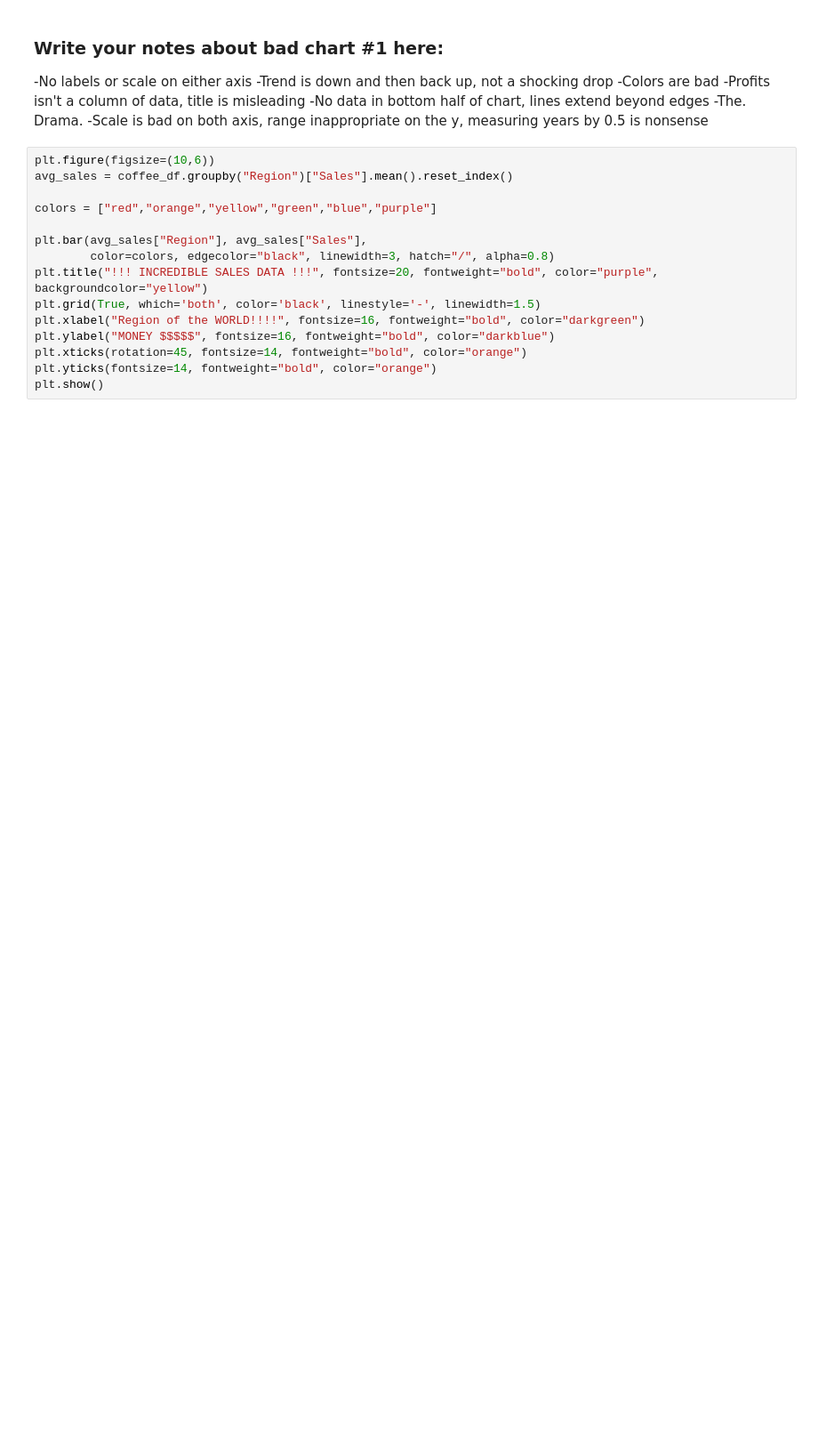
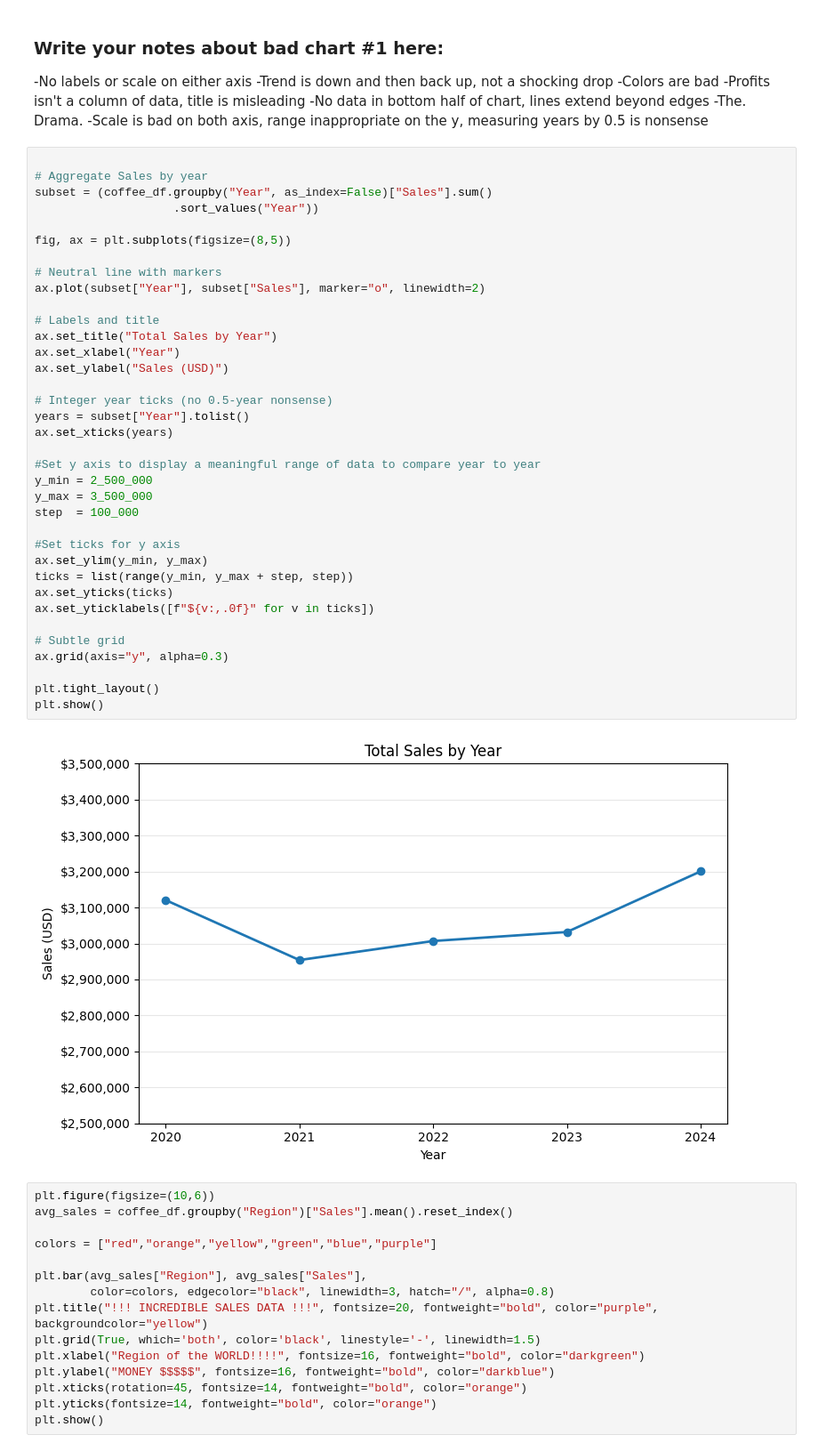
Before and after one commit to jeccalong/cd-DA_M3_DataVizChallenge, a Jupyter notebook: data_viz_ethics_challenge.ipynb, the cells around one changed output. Shown: that part at 89% size. Saved outputs shown, nothing was run; the diff lists cells and outputs as text; blank space fills up the shorter version.

Commit message:
Completed Data Visualization Ethics Challenge - This Time For Real

```diff
--- a/data_viz_ethics_challenge.ipynb
+++ b/data_viz_ethics_challenge.ipynb
@@ -60,6 +60,44 @@ plt.show()
 -No data in bottom half of chart, lines extend beyond edges
 -The. Drama.
 -Scale is bad on both axis, range inappropriate on the y, measuring years by 0.5 is nonsense
+# %%
+
+# Aggregate Sales by year
+subset = (coffee_df.groupby("Year", as_index=False)["Sales"].sum()
+                    .sort_values("Year"))
+
+fig, ax = plt.subplots(figsize=(8,5))
+
+# Neutral line with markers
+ax.plot(subset["Year"], subset["Sales"], marker="o", linewidth=2)
+
+# Labels and title
+ax.set_title("Total Sales by Year")
+ax.set_xlabel("Year")
+ax.set_ylabel("Sales (USD)")
+
+# Integer year ticks (no 0.5-year nonsense)
+years = subset["Year"].tolist()
+ax.set_xticks(years)
+
+#Set y axis to display a meaningful range of data to compare year to year
+y_min = 2_500_000
+y_max = 3_500_000
+step  = 100_000
+
+#Set ticks for y axis
+ax.set_ylim(y_min, y_max)
+ticks = list(range(y_min, y_max + step, step))
+ax.set_yticks(ticks)
+ax.set_yticklabels([f"${v:,.0f}" for v in ticks])
+
+# Subtle grid
+ax.grid(axis="y", alpha=0.3)
+
+plt.tight_layout()
+plt.show()
+# %% [output]
+[figure, added]
 # %%
 plt.figure(figsize=(10,6))
 avg_sales = coffee_df.groupby("Region")["Sales"].mean().reset_index()
```
Also changed, not shown: parts of 1 cell of this notebook.
